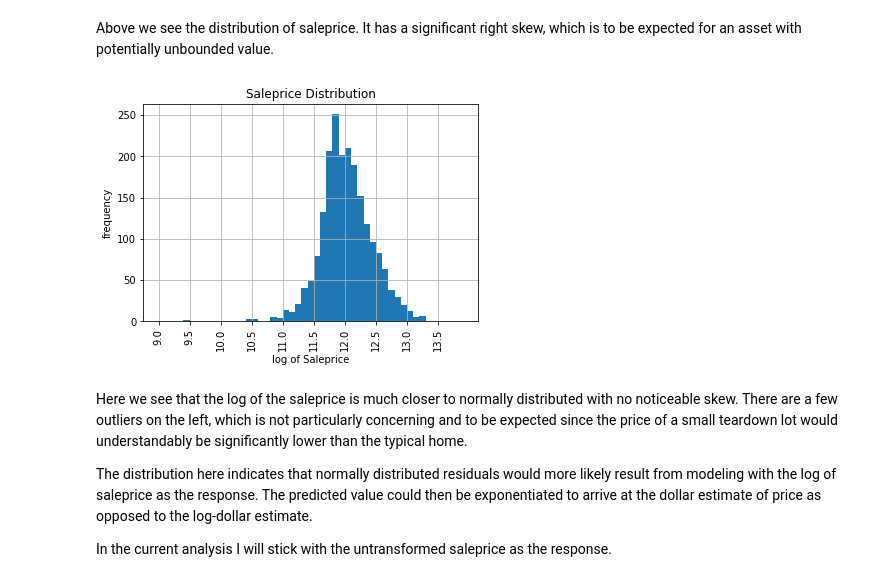
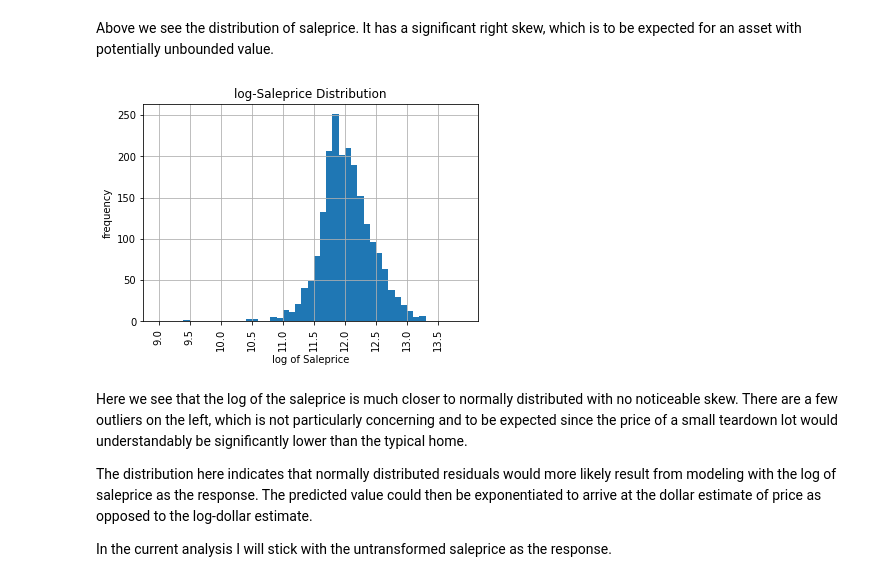
Before and after one commit to wcmohr/AmesHousing, a Jupyter notebook: notebooks/DataCleaning.ipynb, the cells around one changed output. Saved outputs shown, nothing was run; the diff lists cells and outputs as text; code cells hidden in the pictures.

```diff
--- a/notebooks/DataCleaning.ipynb
+++ b/notebooks/DataCleaning.ipynb
@@ -73,14 +74,14 @@ plt.savefig('../plots/saleprice_hist')
 Above we see the distribution of saleprice.  It has a significant right skew, which is to be expected for an asset with potentially unbounded value.
 # %%
 np.log(houses['saleprice']).hist(bins = np.arange(9,14,.1)).set\
-(title = "Saleprice Distribution", xlabel = 'log of Saleprice', \
+(title = "log-Saleprice Distribution", xlabel = 'log of Saleprice', \
  ylabel = 'frequency',\
  xticks = np.arange(9,14,.5)
 )
 plt.xticks(rotation='vertical')
 plt.savefig('../plots/saleprice_log_hist')
 # %% [output]
-[figure, old version]
+[figure, new version]
 # %% [markdown]
 Here we see that the log of the saleprice is much closer to normally distributed with no noticeable skew.  There are a few outliers on the left, which is not particularly concerning and to be expected since the price of a small teardown lot would understandably be significantly lower than the typical home.
 
```
Also changed, not shown: parts of 50 cells of this notebook, 9 other files.
